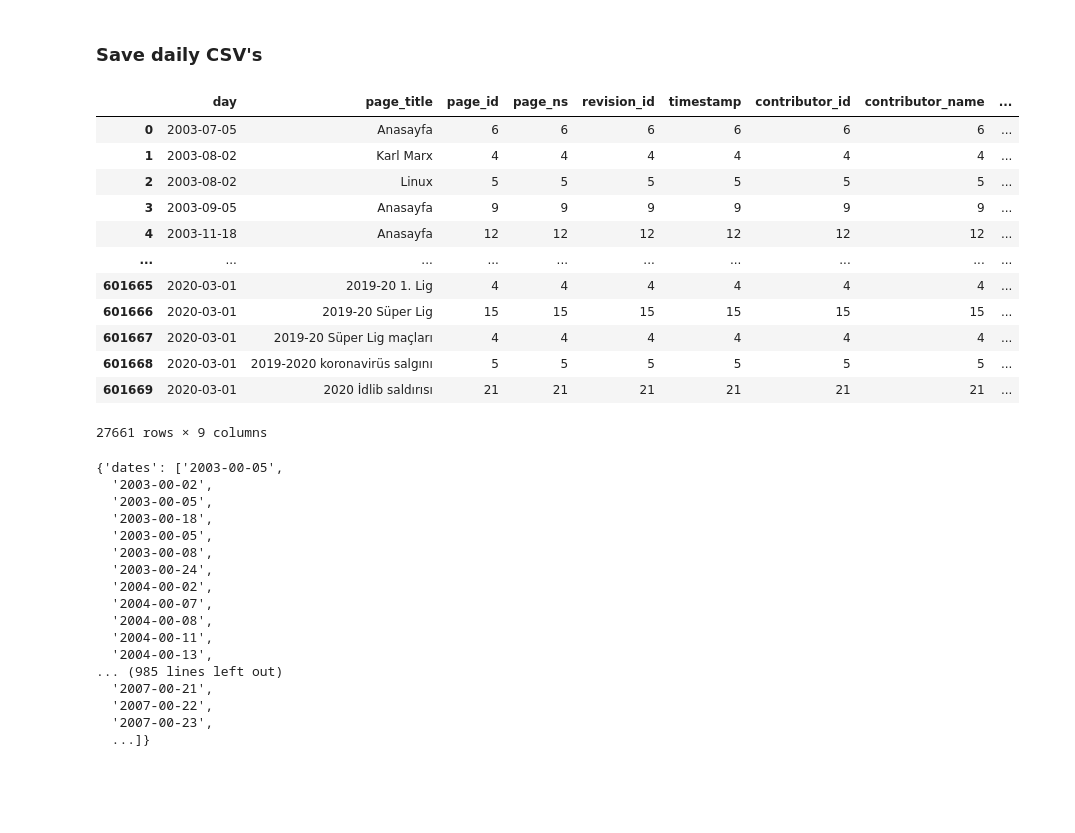
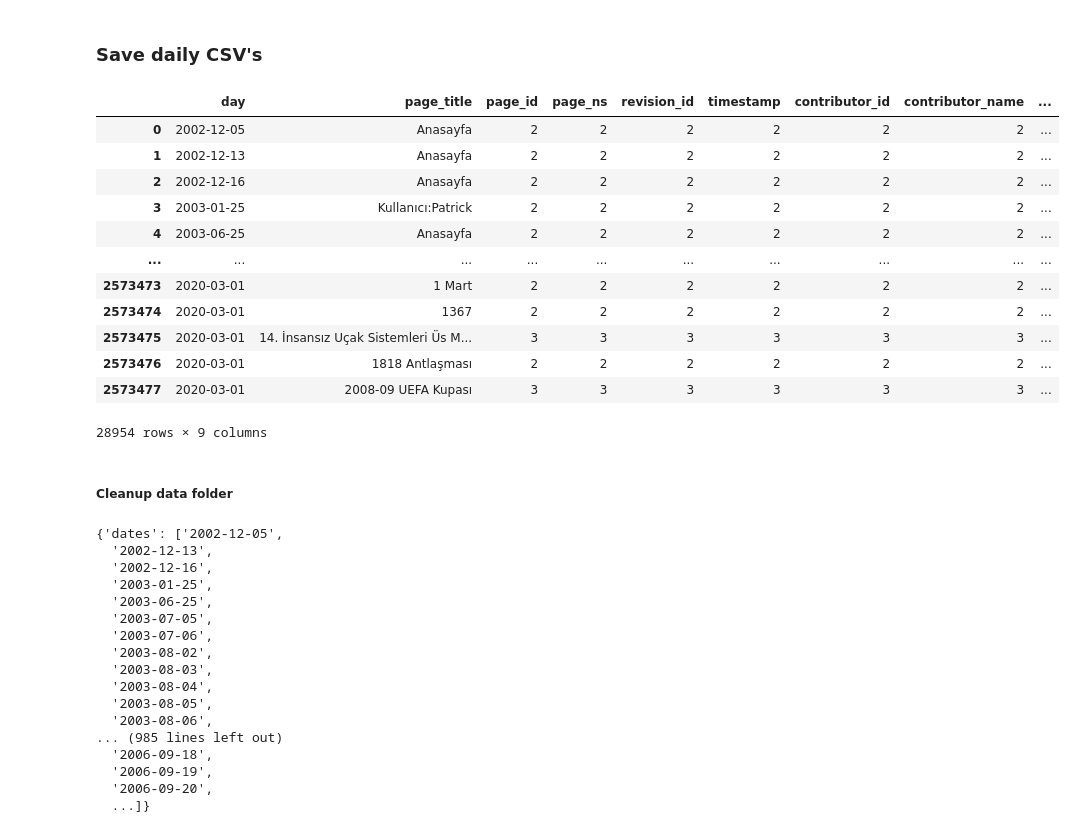
Before and after one commit to gokaykucuk/wiki_history, a Jupyter notebook: prepare.ipynb, the cells around one changed output. Saved outputs shown, nothing was run; the diff lists cells and outputs as text; code cells hidden in the pictures; blank space fills up the shorter version.

```diff
--- a/prepare.ipynb
+++ b/prepare.ipynb
@@ -39,21 +68,23 @@ NameError: name 'grouped_by_date_and_title' is not defined
 # %%
 grouped_by_date_and_title = pd.read_parquet('data/grouped.parquet')
 # %%
-more_than_two = grouped_by_date_and_title[grouped_by_date_and_title['page_id']>3]
+more_than_two = grouped_by_date_and_title[grouped_by_date_and_title['page_id']>1]
 more_than_two = more_than_two.reset_index()
 grouped_by_day = more_than_two.groupby('day')
 grouped_by_day.head()
 # %% [output]
 |  | day | page_title | page_id | page_ns | revision_id | timestamp | contributor_id | contributor_name | ... |
-| 0 | 2003-07-05 | Anasayfa | 6 | 6 | 6 | 6 | 6 | 6 | ... |
-| 1 | 2003-08-02 | Karl Marx | 4 | 4 | 4 | 4 | 4 | 4 | ... |
-| 2 | 2003-08-02 | Linux | 5 | 5 | 5 | 5 | 5 | 5 | ... |
-| 3 | 2003-09-05 | Anasayfa | 9 | 9 | 9 | 9 | 9 | 9 | ... |
-| 4 | 2003-11-18 | Anasayfa | 12 | 12 | 12 | 12 | 12 | 12 | ... |
+| 0 | 2002-12-05 | Anasayfa | 2 | 2 | 2 | 2 | 2 | 2 | ... |
+| 1 | 2002-12-13 | Anasayfa | 2 | 2 | 2 | 2 | 2 | 2 | ... |
+| 2 | 2002-12-16 | Anasayfa | 2 | 2 | 2 | 2 | 2 | 2 | ... |
+| 3 | 2003-01-25 | Kullanıcı:Patrick | 2 | 2 | 2 | 2 | 2 | 2 | ... |
+| 4 | 2003-06-25 | Anasayfa | 2 | 2 | 2 | 2 | 2 | 2 | ... |
 | ... | ... | ... | ... | ... | ... | ... | ... | ... | ... |
-| 601665 | 2020-03-01 | 2019-20 1. Lig | 4 | 4 | 4 | 4 | 4 | 4 | ... |
-| 601666 | 2020-03-01 | 2019-20 Süper Lig | 15 | 15 | 15 | 15 | 15 | 15 | ... |
-| 601667 | 2020-03-01 | 2019-20 Süper Lig maçları | 4 | 4 | 4 | 4 | 4 | 4 | ... |
-| 601668 | 2020-03-01 | 2019-2020 koronavirüs salgını | 5 | 5 | 5 | 5 | 5 | 5 | ... |
-| 601669 | 2020-03-01 | 2020 İdlib saldırısı | 21 | 21 | 21 | 21 | 21 | 21 | ... |
+| 2573473 | 2020-03-01 | 1 Mart | 2 | 2 | 2 | 2 | 2 | 2 | ... |
+| 2573474 | 2020-03-01 | 1367 | 2 | 2 | 2 | 2 | 2 | 2 | ... |
+| 2573475 | 2020-03-01 | 14. İnsansız Uçak Sistemleri Üs M... | 3 | 3 | 3 | 3 | 3 | 3 | ... |
+| 2573476 | 2020-03-01 | 1818 Antlaşması | 2 | 2 | 2 | 2 | 2 | 2 | ... |
+| 2573477 | 2020-03-01 | 2008-09 UEFA Kupası | 3 | 3 | 3 | 3 | 3 | 3 | ... |
-27661 rows × 9 columns
+28954 rows × 9 columns
+# %% [markdown]
+##### Cleanup data folder
@@ -61,7 +99,8 @@ grouped_by_day.head()
 import concurrent.futures
 import json
 import numpy as np
-import datetime
+
+
 
 def write_head(arg):
     index = arg[0]
@@ -70,33 +109,38 @@ def write_head(arg):
     # tags = group.apply(lambda x: {x.page_id})
     df = group.rename(columns={"page_id": "revisions", "page_title":"title"})
     df = df[["title", "revisions"]]
-    df.to_json(f'data/by_date_amcharts/{index}.json', orient='records')
-#with concurrent.futures.ThreadPoolExecutor(max_workers=1) as executor:
-#    executor.map(write_head, grouped_by_day)
+    mean = np.mean(df["revisions"])
+    df = df[df["revisions"] >= mean]
+    df.to_json(f'{amcharts_data_path}/{index}.json', orient='records')
 
-dates = list(map(lambda x: x[0].strftime("%Y-%M-%d"), grouped_by_day.day))
+
+
+with concurrent.futures.ThreadPoolExecutor(max_workers=1) as executor:
+   executor.map(write_head, grouped_by_day)
+
+dates = list(map(lambda x: x[0].strftime("%Y-%m-%d"), grouped_by_day.day))
 
 index_dict = {'dates': dates}
-with open('data/by_date_amcharts/index.json',"w+") as outfile:
+with open(f'{amcharts_data_path}/index.json',"w+") as outfile:
   json.dump(index_dict, outfile)
 
 # json.dumps(index_dict)
 index_dict
 # %% [output]
-{'dates': ['2003-00-05',
-  '2003-00-02',
-  '2003-00-05',
-  '2003-00-18',
-  '2003-00-05',
-  '2003-00-08',
-  '2003-00-24',
-  '2004-00-02',
-  '2004-00-07',
-  '2004-00-08',
-  '2004-00-11',
-  '2004-00-13',
+{'dates': ['2002-12-05',
+  '2002-12-13',
+  '2002-12-16',
+  '2003-01-25',
+  '2003-06-25',
+  '2003-07-05',
+  '2003-07-06',
+  '2003-08-02',
+  '2003-08-03',
+  '2003-08-04',
+  '2003-08-05',
+  '2003-08-06',
 ... (985 lines left out)
-  '2007-00-21',
-  '2007-00-22',
-  '2007-00-23',
+  '2006-09-18',
+  '2006-09-19',
+  '2006-09-20',
   ...]}
```
Also changed, not shown: parts of 4 cells of this notebook.
